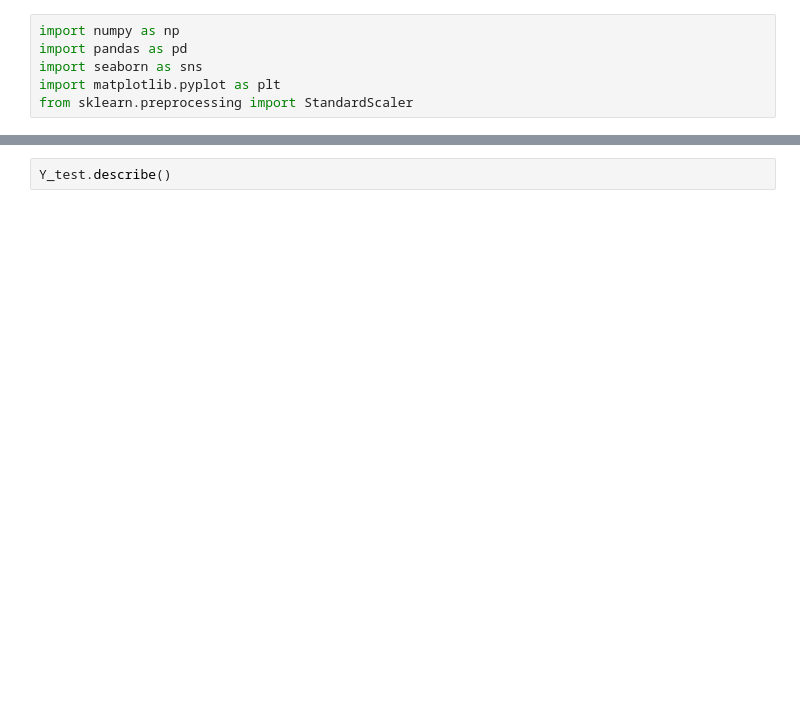
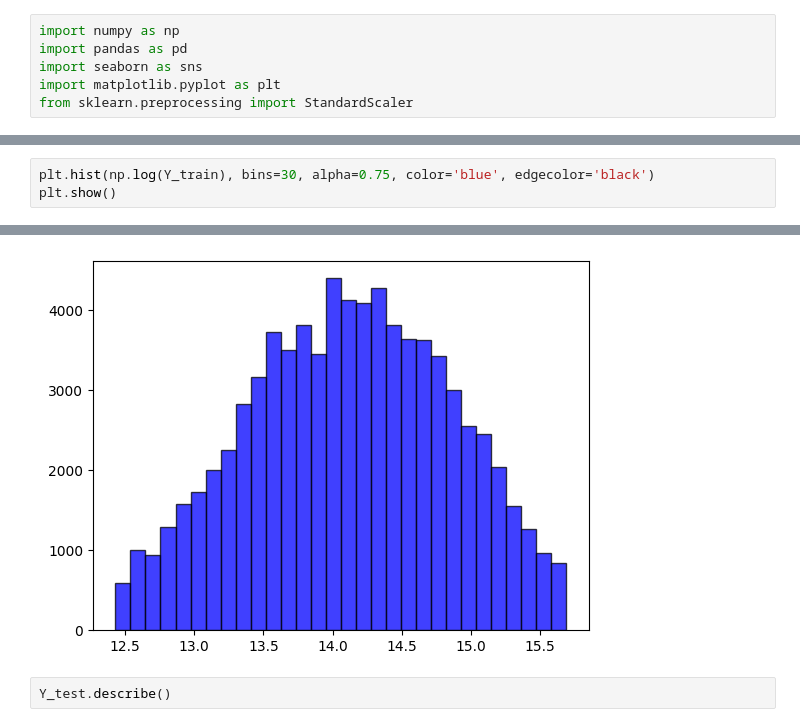
Before and after one commit to AndreiShelest/ML_house_prices, a Jupyter notebook: notebooks/eda.ipynb, the cells around one changed output, grey strips where cells are left out. Cells and saved outputs as stored; diff of their text form; blank space fills up the shorter version.

```diff
--- a/notebooks/eda.ipynb
+++ b/notebooks/eda.ipynb
@@ -84,0 +110,4 @@ Y_train.describe()
+# %%
+plt.hist(np.log(Y_train), bins=30, alpha=0.75, color='blue', edgecolor='black')
+plt.show()
+# %% [output]
@@ -85,3 +115,4 @@ Y_train.describe()
+[figure, added]
 # %%
 Y_test.describe()
 # %% [output]
```
Also changed, not shown: parts of 20 cells of this notebook, 9 other files.
